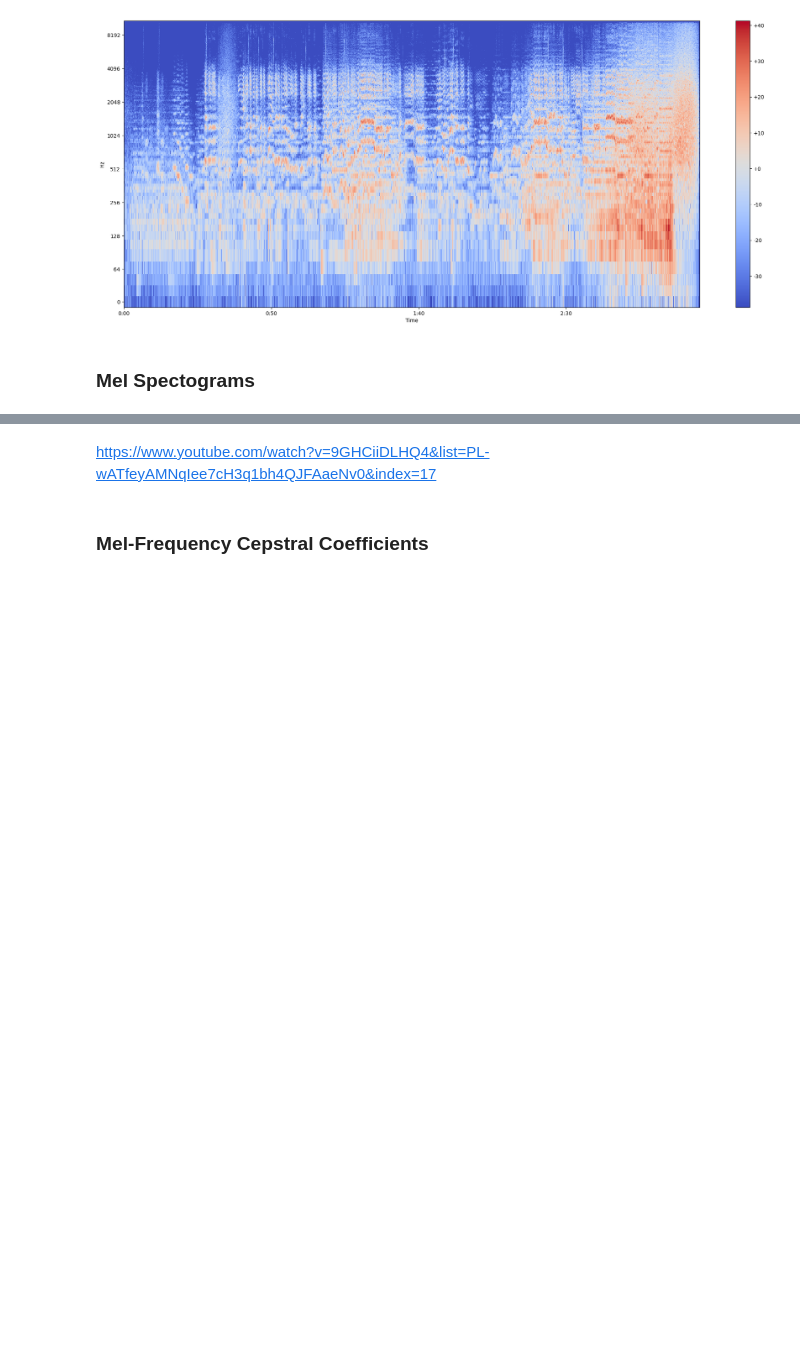
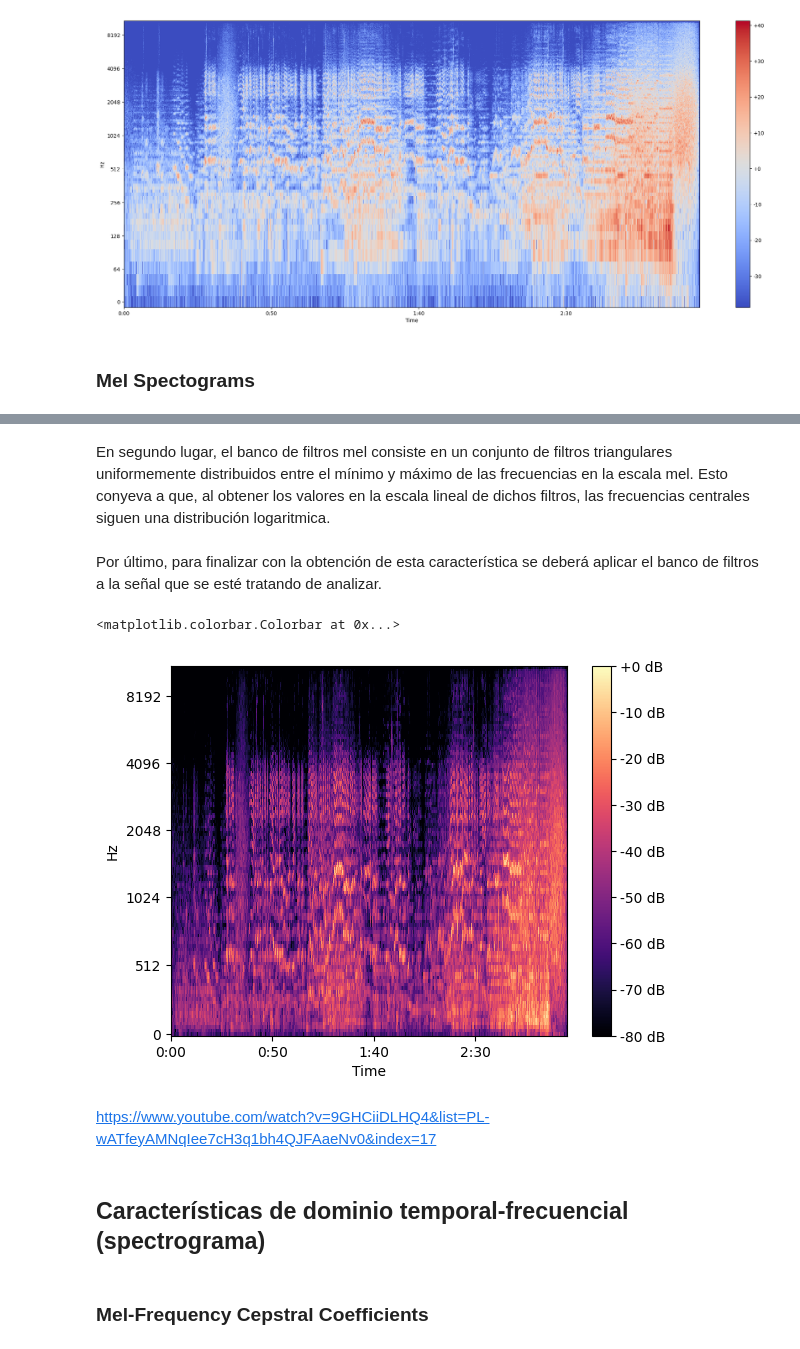
Before and after one commit to nican2/ProyectoAS2023, a Jupyter notebook: Memoria.ipynb, the cells around one changed output, grey strips where cells are left out. Drawn from its saved outputs; the diff is of its cells as text; code cells hidden in the pictures; blank space fills up the shorter version.

```diff
--- a/Memoria.ipynb
+++ b/Memoria.ipynb
@@ -268,5 +312,19 @@ plot_spectogram(Y_log, sr, HOP_LENGTH)
+# %% [markdown]
+En segundo lugar,  el banco de filtros mel consiste en un conjunto de filtros triangulares uniformemente distribuidos entre el mínimo y máximo de las frecuencias en la escala mel. Esto conyeva a que, al obtener los valores en la escala lineal de dichos filtros, las frecuencias centrales siguen una distribución logaritmica.
+# %% [markdown]
+Por último, para finalizar con la obtención de esta característica se deberá aplicar el banco de filtros a la señal que se esté tratando de analizar.
+# %%
+S = librosa.feature.melspectrogram(y=nessun, sr=sr, n_fft=FRAME_LENGTH, hop_length=HOP_LENGTH, n_mels=128)
+S_DB = librosa.power_to_db(S, ref=np.max)
+librosa.display.specshow(S_DB, sr=sr, hop_length=HOP_LENGTH, x_axis='time', y_axis='mel')
+plt.colorbar(format='%+2.0f dB')
+# %% [output]
+<matplotlib.colorbar.Colorbar at 0x...>
+[figure, added]
 # %% [markdown]
 https://www.youtube.com/watch?v=9GHCiiDLHQ4&list=PL-wATfeyAMNqIee7cH3q1bh4QJFAaeNv0&index=17
+# %% [markdown]
+## Características de dominio temporal-frecuencial (spectrograma)
 # %% [markdown]
 ### Mel-Frequency Cepstral Coefficients
 # %% [markdown]
```
Also changed, not shown: parts of 9 cells of this notebook.
